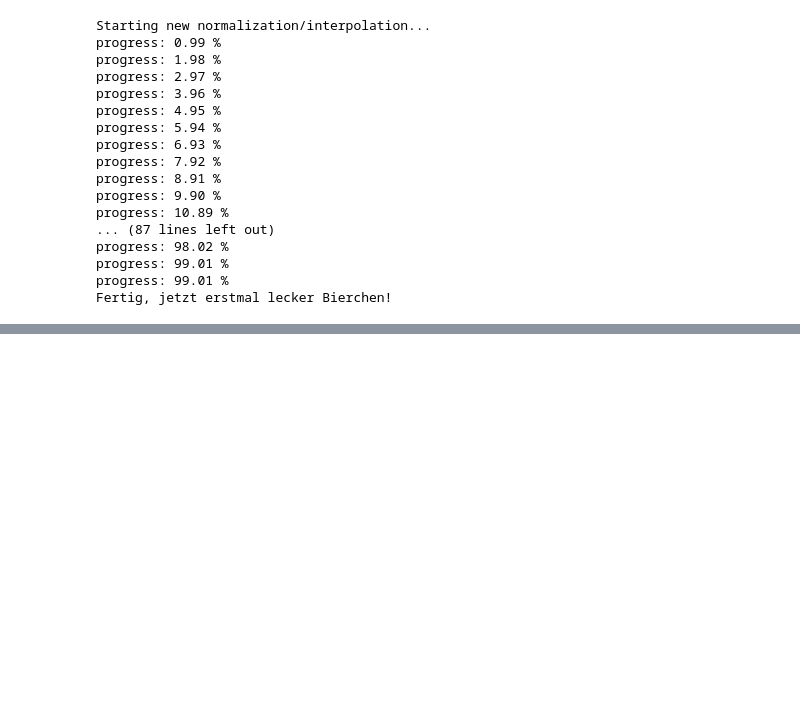
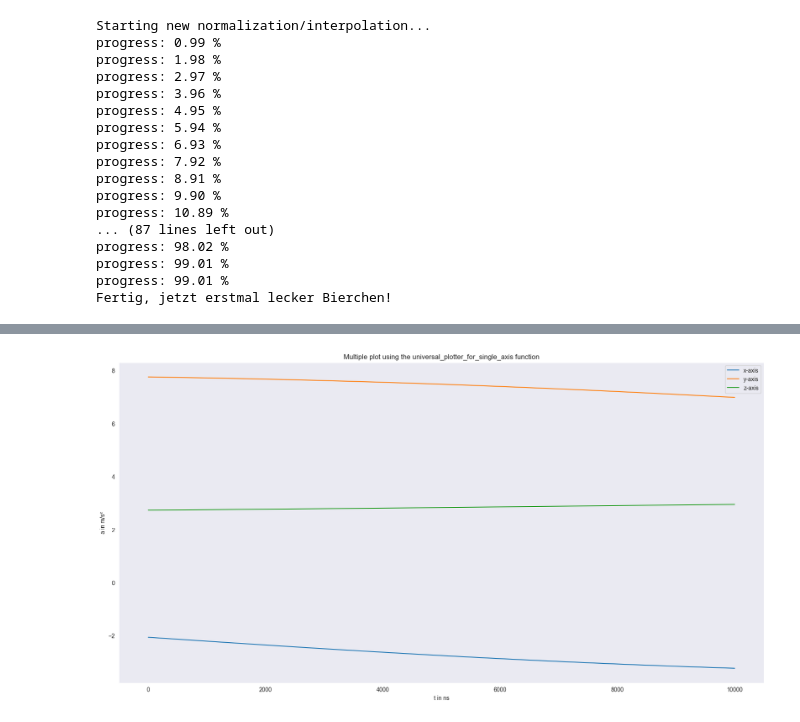
Before and after one commit to lalul335/Boxschlag-Klassifikation, a Jupyter notebook: preprocessing.ipynb, the cells around one changed output, grey strips where cells are left out. Cells and saved outputs as stored; diff of their text form; code cells hidden in the pictures; blank space fills up the shorter version.

Commit message:
daten stressen
Hallo, Datensätze sind wirklich anstrengende Zeitgenossen. -.-

```diff
--- a/preprocessing.ipynb
+++ b/preprocessing.ipynb
@@ -55,8 +65,8 @@ Hier wird geprüft, ob das Labeling geklappt hat. Dazu wird ein Plot erstellt. H
 Gerne mit periodLengthMS und sampling sampleRateUS rumspielen. Den Effekt von den Variablen könnt ihr in smartPunch_tutorial_ManipulatePeriodLength.ipynb sehen.
 """
 
-periodLengthMS = 1500
-sampleRateUS = 1000
+periodLengthMS = 10
+sampleRateUS = 100
 
 ds = data_preprocessing.jsonData_to_dataset_in_timedifference_us(labeled_data)
 
@@ -102,0 +113,13 @@ print(df_new)
+# %%
+# normalisierte Daten plotten
+axis_to_plot = ['x','y','z']
+legend_titles_to_plot = ['Punch 1, axis: x','Punch 2, axis: y','Punch 3, axis: z']
+plot_title = 'Multiple plot using the universal_plotter_for_single_axis function'
+# As the last steps we have to define the general y-axis label and the x-axis label of the plot as **strings**
+plot_x_label = 't in ns'
+plot_y_label = 'a in m/s²'
+data_to_plot = df_new[3]
+
+data_preprocessing.single_plot_all_axis(data_to_plot,plot_title=plot_title,y_axis_label=plot_y_label,x_axis_label=plot_x_label, saveImage=True, imageName='normalisierter_kinnhaken.png')
+# %% [output]
+[figure, added]
```
Also changed, not shown: parts of 7 cells of this notebook, 3 other files.
